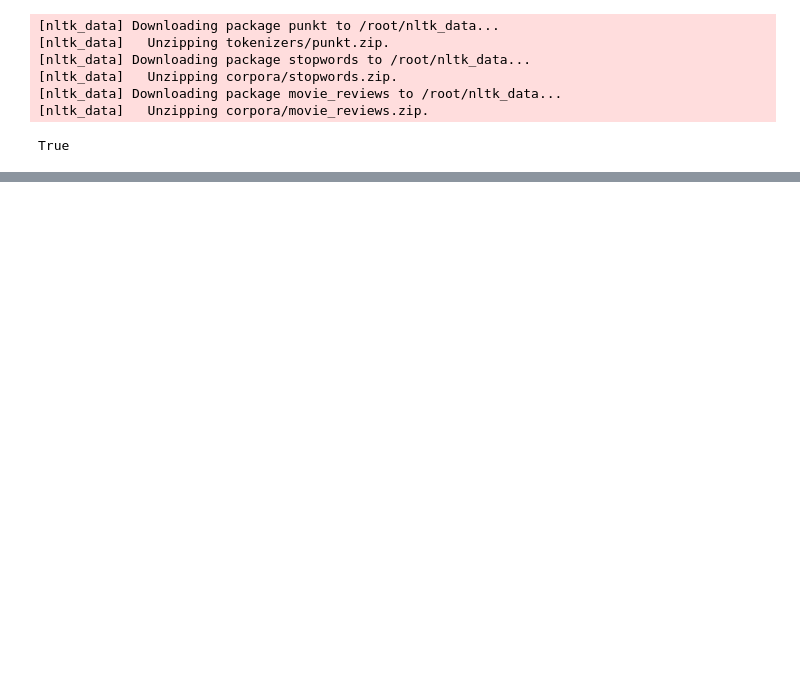
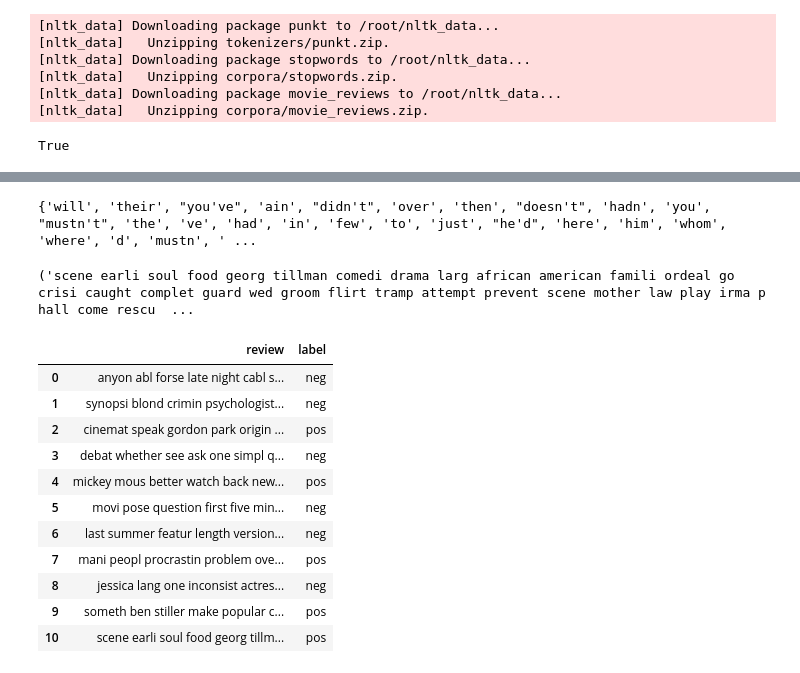
Before and after one commit to KsiuTretyakova/MachineLearning, a Jupyter notebook: Вступ_до_NLP_(Класифікація_відгуків)_ML2025_2026.ipynb, the cells around one changed output, grey strips where cells are left out. Cells and saved outputs as stored; diff of their text form; code cells hidden in the pictures; blank space fills up the shorter version.

```diff
--- a/Вступ_до_NLP_(Класифікація_відгуків)_ML2025_2026.ipynb
+++ b/Вступ_до_NLP_(Класифікація_відгуків)_ML2025_2026.ipynb
@@ -42,0 +57,4 @@ print(documents[10])
+# %%
+print(stop_words)
+# %% [output]
+{'will', 'their', "you've", 'ain', "didn't", 'over', 'then', "doesn't", 'hadn', 'you', "mustn't", 'the', 've', 'had', 'in', 'few', 'to', 'just', "he'd", 'here', 'him', 'whom', 'where', 'd', 'mustn', ' ...
@@ -42,0 +66,20 @@ print(documents[10])
+# %%
+print(cleaned_documents[10])
+# %% [output]
+('scene earli soul food georg tillman comedi drama larg african american famili ordeal go crisi caught complet guard wed groom flirt tramp attempt prevent scene mother law play irma p hall come rescu  ...
+# %%
+df = pd.DataFrame(cleaned_documents, columns=['review', 'label'])
+df.head(11)
+# %% [output]
+|  | review | label |
+| 0 | anyon abl forse late night cabl s... | neg |
+| 1 | synopsi blond crimin psychologist... | neg |
+| 2 | cinemat speak gordon park origin ... | pos |
+| 3 | debat whether see ask one simpl q... | neg |
+| 4 | mickey mous better watch back new... | pos |
+| 5 | movi pose question first five min... | neg |
+| 6 | last summer featur length version... | neg |
+| 7 | mani peopl procrastin problem ove... | pos |
+| 8 | jessica lang one inconsist actres... | neg |
+| 9 | someth ben stiller make popular c... | pos |
+| 10 | scene earli soul food georg tillm... | pos |
```
Also changed, not shown: parts of 12 cells of this notebook.
